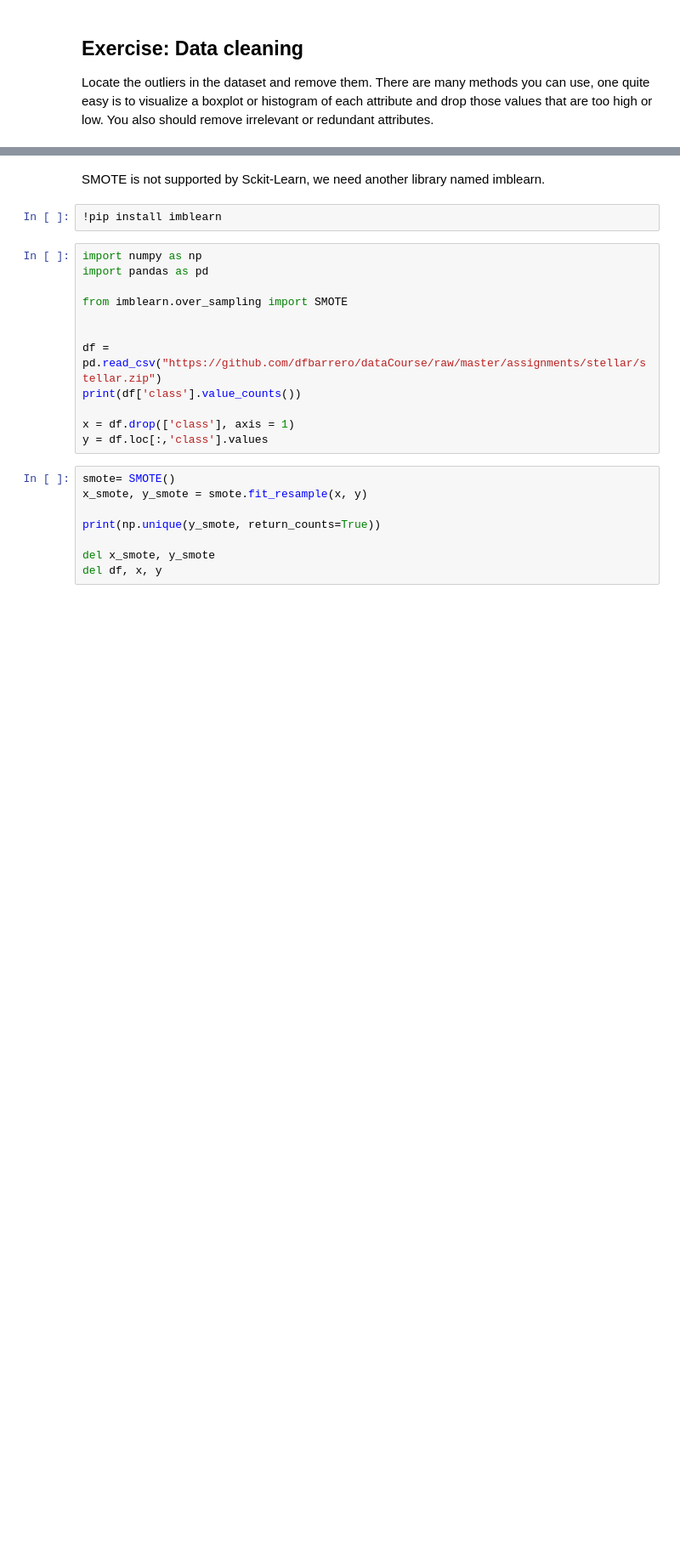
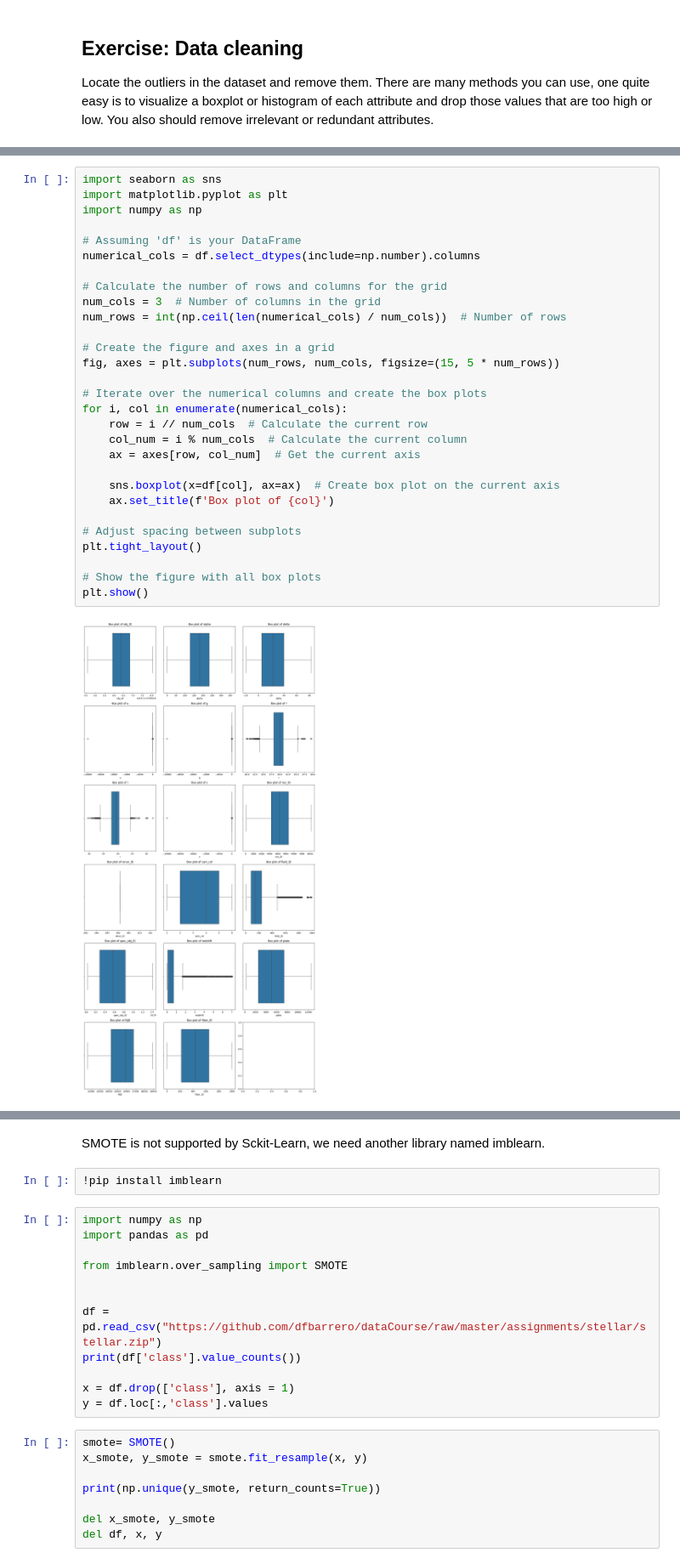
Before and after one commit to RoberToaza/AI-on-autonomous-control-systems, a Jupyter notebook: assignments/stellar/stellar.ipynb, the cells around one changed output, grey strips where cells are left out. Shown at 85% size. Cells and saved outputs as stored; diff of their text form; blank space fills up the shorter version.

```diff
--- a/assignments/stellar/stellar.ipynb
+++ b/assignments/stellar/stellar.ipynb
@@ -89,3 +118,34 @@ Locate the outliers in the dataset and remove them. There are many methods you c
+# %%
+import seaborn as sns
+import matplotlib.pyplot as plt
+import numpy as np
+
+# Assuming 'df' is your DataFrame
+numerical_cols = df.select_dtypes(include=np.number).columns
+
+# Calculate the number of rows and columns for the grid
+num_cols = 3  # Number of columns in the grid
+num_rows = int(np.ceil(len(numerical_cols) / num_cols))  # Number of rows
+
+# Create the figure and axes in a grid
+fig, axes = plt.subplots(num_rows, num_cols, figsize=(15, 5 * num_rows))
+
+# Iterate over the numerical columns and create the box plots
+for i, col in enumerate(numerical_cols):
+    row = i // num_cols  # Calculate the current row
+    col_num = i % num_cols  # Calculate the current column
+    ax = axes[row, col_num]  # Get the current axis
+
+    sns.boxplot(x=df[col], ax=ax)  # Create box plot on the current axis
+    ax.set_title(f'Box plot of {col}')
+
+# Adjust spacing between subplots
+plt.tight_layout()
+
+# Show the figure with all box plots
+plt.show()
+# %% [output]
+[figure, added]
 # %% [markdown]
 ## Dealing with unbalanced classes
 There are several actions that can be taken to address an unbalanced dataset, the best approach will depend on the problem and the data itself.
```
Also changed, not shown: parts of 3 cells of this notebook.
